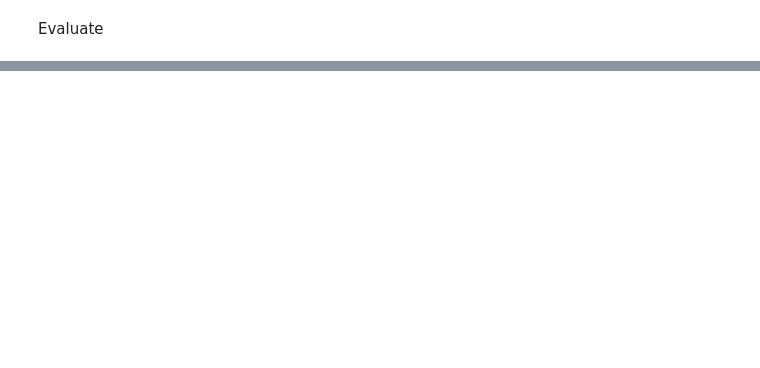
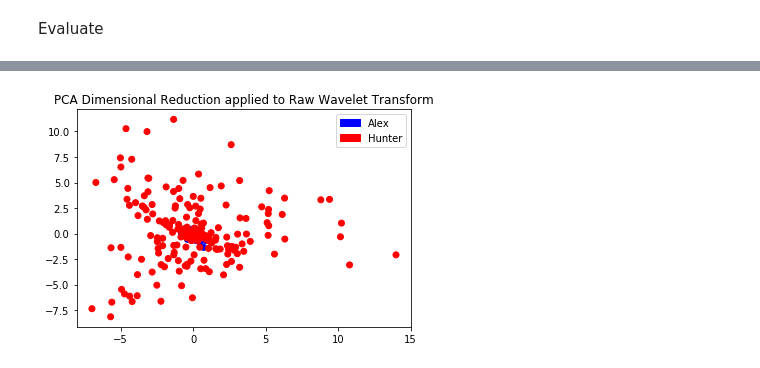
Before and after one commit to Gnosky/Data401Project4, a Jupyter notebook: AlexHunterNet-Raw-3-Channel-Shobhit's-Copy.ipynb, the cells around one changed output, grey strips where cells are left out. Drawn from its saved outputs; the diff is of its cells as text; code cells hidden in the pictures; blank space fills up the shorter version.

```diff
--- a/AlexHunterNet-Raw-3-Channel-Shobhit's-Copy.ipynb
+++ b/AlexHunterNet-Raw-3-Channel-Shobhit's-Copy.ipynb
@@ -277,0 +310,20 @@ Model with transfer learning
+# %%
+wavestack = np.stack(wavelet_imgs,axis = 0)
+trans_imgs = wavestack.reshape(369,-1)
+
+from sklearn.decomposition import PCA
+pca = PCA(n_components=2)
+pca_trans_imgs = pca.fit_transform(trans_imgs)
+
+import matplotlib.patches as mpatches
+alex = mpatches.Patch(color='blue', label='Alex')
+hunter = mpatches.Patch(color='red', label='Hunter')
+
+a = plt.scatter(pca_trans_imgs[:,0],pca_trans_imgs[:,1],
+            c=['red' if label=='Hunter' else 'blue' for label in og_labels])
+
+plt.legend(handles=[alex,hunter])
+plt.title('PCA Dimensional Reduction applied to Raw Wavelet Transform')
+plt.savefig('wavelet_dimension_reduction')
+# %% [output]
+[figure, added]
```
Also changed, not shown: parts of 12 cells of this notebook, 5 other files.
